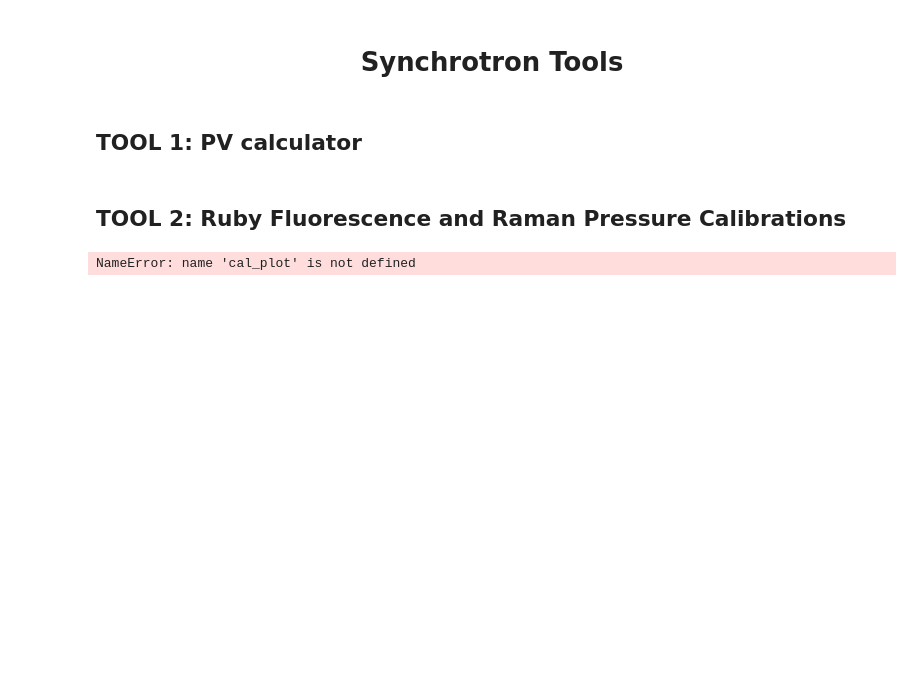
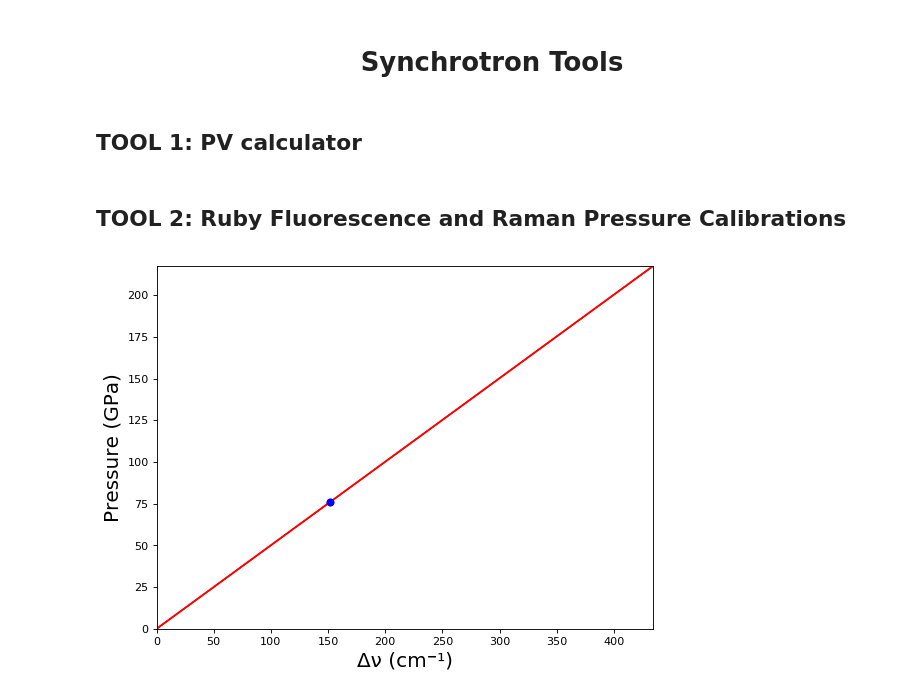
Before and after one commit to olivertlord/Xtools, a Jupyter notebook: Xtools.ipynb, the cells around one changed output. Saved outputs shown, nothing was run; the diff lists cells and outputs as text; code cells hidden in the pictures; blank space fills up the shorter version.

Commit message:
fixed ruby plot

```diff
--- a/Xtools.ipynb
+++ b/Xtools.ipynb
@@ -145,6 +145,9 @@ VBox([HBox([P_slider]), HBox([VV_box, Va_box, Vb_box, Vc_box])])
 <h2 align="left">TOOL 2: Ruby Fluorescence and Raman Pressure Calibrations</h2>
 # %%
 import matplotlib.pyplot as plt
+from pylab import *
+import time
+ion() # turn interactive mode on
 
 A, B = 1904, 9.500
 
@@ -170,13 +173,11 @@ def ruby(R1):
     raman_slider.value=(ruby_P*(1/0.501))+V1_0
     cal_plot(V1,V1_0)
 
-
 def raman_scale(scale2):
     return scale2
 
 def V1_0(V1_0_value):
     V1_0 = (float(V1_0_box.value[0:-5]))
-
 
 def raman(V1):
     R1_0,V1_0,R1,V1=get_boxes()
@@ -199,31 +200,43 @@ def initialise2():
     ruby_slider.min    = R1_0
     P_slider2.max      = A/B*((1+(ruby_slider.max-R1_0)/R1_0)**B-1)
     P_slider2.value    = 0
     raman_slider.max   = ((P_slider2.max*(1/0.501))+V1_0)
     raman_slider.value = V1_0
     raman_slider.min   = V1_0
 
+def cal_plot(V1,V1_0):
+    R1_0,V1_0,R1,V1=get_boxes()
+    dV = V1-V1_0
+    dV_range = np.arange(0., (raman_slider.max-V1_0), 0.2)
+    figure(num=1, figsize=(8, 6), dpi=80, facecolor='w', edgecolor='k')
+    line1, line2, = plot(dV_range, dV_range*0.501, 'r-', dV, dV*0.501,  'bo')
+    plt.ylim(0, P_slider2.max)
+    plt.xlim(0, raman_slider.max-V1_0)
+    ylab = 'Raman Pressure (GPa)'
+    plt.ylabel('Pressure (GPa)', fontsize=18)
+    plt.xlabel('Δν (cm⁻¹)', fontsize=18)
+
 ruby_dropdown = widgets.Dropdown(options = {'Choose': 1, 'Hydrostatic - Dewaele et al. 2004': 2, 'Non-hydrostatic - Mao et al. 1986': 3},description='RUBY:',layout=Layout(width='35%'))
 raman_dropdown = widgets.Dropdown(options = {'Walter et al. 2014': 1},description='RAMAN:',layout=Layout(width='35%'),disabled=True)
 
 R1_0_box = widgets.Text(value='694.2 nm',disabled=False,text_color='green',background_color='green',layout=Layout(width='18%'),description='R1 λ₀:')
 V1_0_box = widgets.Text(value='1332 cm⁻¹',disabled=False,text_color='green',background_color='green',layout=Layout(width='18%'),description='D ν₀:')
 
 ruby_slider = widgets.FloatSlider(min=694.2, max=750, step=0.01, value=694.2, description='R1 λ:',slider_color='green',layout=Layout(width='52.5%'),continuous_update=False)
 raman_slider = widgets.FloatSlider(min=1332, max=1600, step=0.1, value=1332, description='001 ν:',slider_color='green',layout=Layout(width='52.5%'),continuous_update=False)
 
 P_slider2 = widgets.FloatSlider(min=0, max=200, step=0.1, value=0, description='P in GPa:',slider_color='green',layout=Layout(width='100%'),disabled=True)
 
 w3=widgets.interactive(ruby_scale,scale1=ruby_dropdown)
 w4=widgets.interactive(raman_scale,scale2=raman_dropdown)
 w5=widgets.interactive(R1_0,R1_0_value=R1_0_box)
 w6=widgets.interactive(V1_0,V1_0_value=V1_0_box)
 w7=widgets.interactive(ruby,R1=ruby_slider)
 w8=widgets.interactive(raman,V1=raman_slider)
 
 ruby_dropdown.value = 1
 initialise2()
 cal_plot(raman_slider.value,float(V1_0_box.value[0:-5]))
 VBox([HBox([ruby_dropdown,R1_0_box,ruby_slider]),HBox([raman_dropdown,V1_0_box,raman_slider]),HBox([P_slider2])])
 # %% [output]
-NameError: name 'cal_plot' is not defined
+[figure, added]
```
Also changed, not shown: parts of 2 cells of this notebook.
